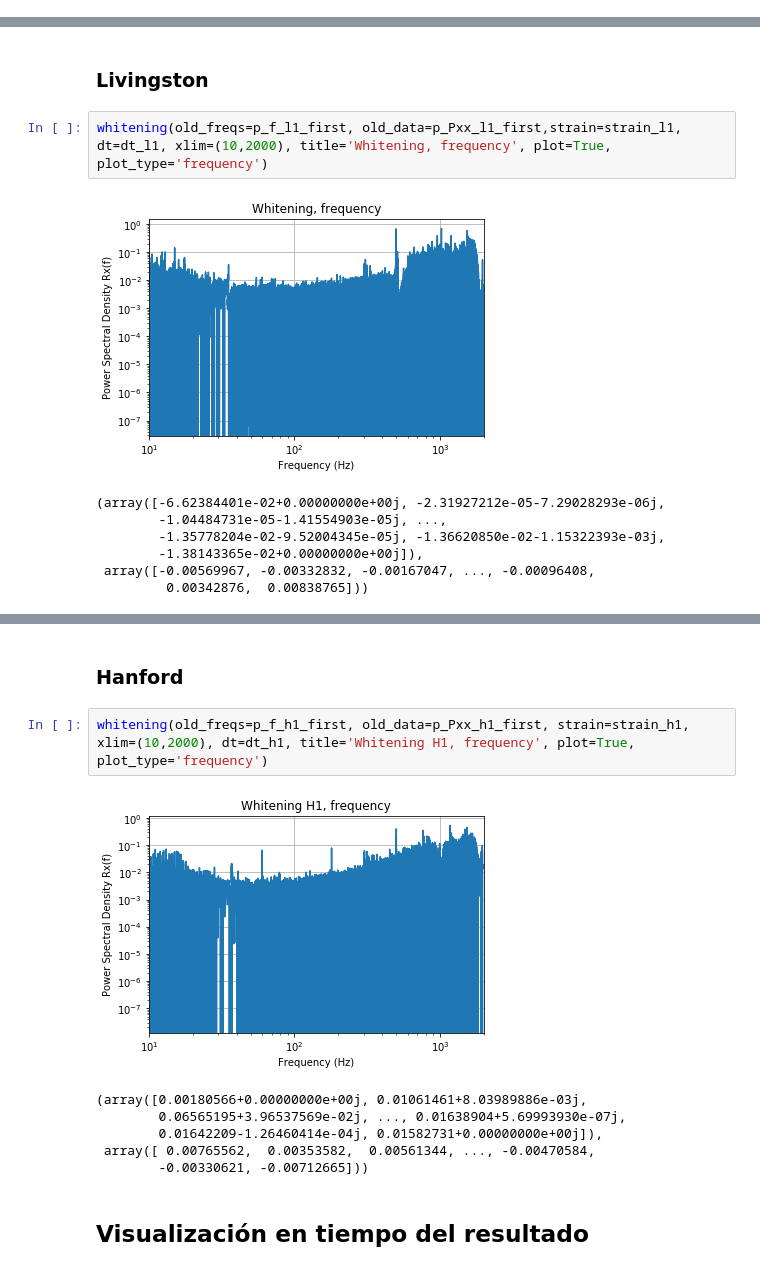
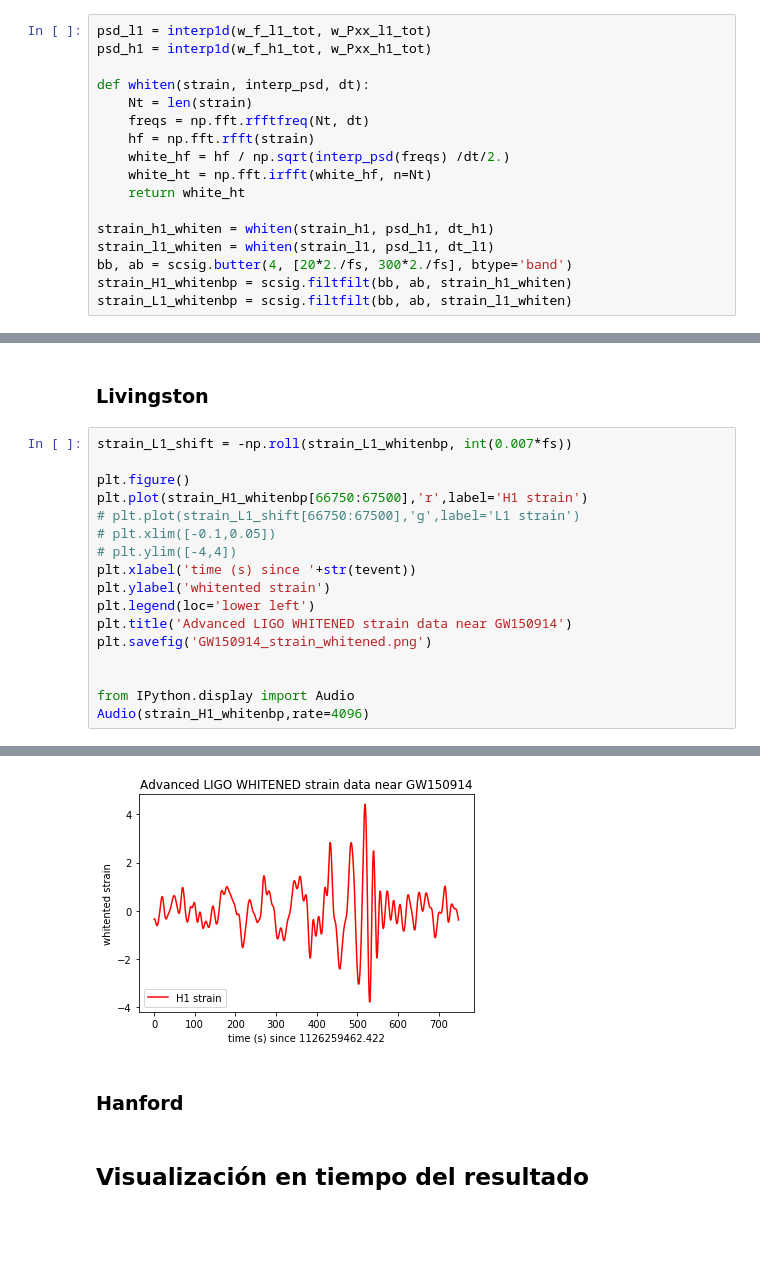
Before and after one commit to LuFernandez/PASA, a Jupyter notebook: TP1. Laboratorio de estimación no-paramétrica/Informe/Informe.ipynb, the cells around one changed output, grey strips where cells are left out. Drawn from its saved outputs; the diff is of its cells as text; blank space fills up the shorter version.

```diff
--- a/TP1. Laboratorio de estimación no-paramétrica/Informe/Informe.ipynb
+++ b/TP1. Laboratorio de estimación no-paramétrica/Informe/Informe.ipynb
@@ -360,14 +326,39 @@ def whitening(old_freqs, old_data, strain, dt, xlim, title='', plot=False, plot_
+# %%
+psd_l1 = interp1d(w_f_l1_tot, w_Pxx_l1_tot)
+psd_h1 = interp1d(w_f_h1_tot, w_Pxx_h1_tot)
+
+def whiten(strain, interp_psd, dt):
+    Nt = len(strain)
+    freqs = np.fft.rfftfreq(Nt, dt)
+    hf = np.fft.rfft(strain)
+    white_hf = hf / np.sqrt(interp_psd(freqs) /dt/2.)
+    white_ht = np.fft.irfft(white_hf, n=Nt)
+    return white_ht
+
+strain_h1_whiten = whiten(strain_h1, psd_h1, dt_h1)
+strain_l1_whiten = whiten(strain_l1, psd_l1, dt_l1)
+bb, ab = scsig.butter(4, [20*2./fs, 300*2./fs], btype='band')
+strain_H1_whitenbp = scsig.filtfilt(bb, ab, strain_h1_whiten)
+strain_L1_whitenbp = scsig.filtfilt(bb, ab, strain_l1_whiten)
 # %% [markdown]
 ## Visualización en frecuencia del resultado
 # %% [markdown]
 ### Livingston
-# %%
-whitening(old_freqs=p_f_l1_first, old_data=p_Pxx_l1_first,strain=strain_l1, dt=dt_l1, xlim=(10,2000), title='Whitening, frequency', plot=True, plot_type='frequency')
-# %% [output]
-[figure, removed]
-(array([-6.62384401e-02+0.00000000e+00j, -2.31927212e-05-7.29028293e-06j,
-        -1.04484731e-05-1.41554903e-05j, ...,
-        -1.35778204e-02-9.52004345e-05j, -1.36620850e-02-1.15322393e-03j,
-        -1.38143365e-02+0.00000000e+00j]),
- array([-0.00569967, -0.00332832, -0.00167047, ..., -0.00096408,
-         0.00342876,  0.00838765]))
+# %%
+strain_L1_shift = -np.roll(strain_L1_whitenbp, int(0.007*fs))
+
+plt.figure()
+plt.plot(strain_H1_whitenbp[66750:67500],'r',label='H1 strain')
+# plt.plot(strain_L1_shift[66750:67500],'g',label='L1 strain')
+# plt.xlim([-0.1,0.05])
+# plt.ylim([-4,4])
+plt.xlabel('time (s) since '+str(tevent))
+plt.ylabel('whitented strain')
+plt.legend(loc='lower left')
+plt.title('Advanced LIGO WHITENED strain data near GW150914')
+plt.savefig('GW150914_strain_whitened.png')
+
+
+from IPython.display import Audio
+Audio(strain_H1_whitenbp,rate=4096)
+# %% [output]
@@ -374,14 +366,6 @@ whitening(old_freqs=p_f_l1_first, old_data=p_Pxx_l1_first,strain=strain_l1, dt=d
+[figure, added]
 # %% [markdown]
 ### Hanford
-# %%
-whitening(old_freqs=p_f_h1_first, old_data=p_Pxx_h1_first, strain=strain_h1, xlim=(10,2000), dt=dt_h1, title='Whitening H1, frequency', plot=True, plot_type='frequency')
-# %% [output]
-[figure, removed]
-(array([0.00180566+0.00000000e+00j, 0.01061461+8.03989886e-03j,
-        0.06565195+3.96537569e-02j, ..., 0.01638904+5.69993930e-07j,
-        0.01642209-1.26460414e-04j, 0.01582731+0.00000000e+00j]),
- array([ 0.00765562,  0.00353582,  0.00561344, ..., -0.00470584,
-        -0.00330621, -0.00712665]))
 # %% [markdown]
 ## Visualización en tiempo del resultado
 # %% [markdown]
```
Also changed, not shown: parts of 16 cells of this notebook.
